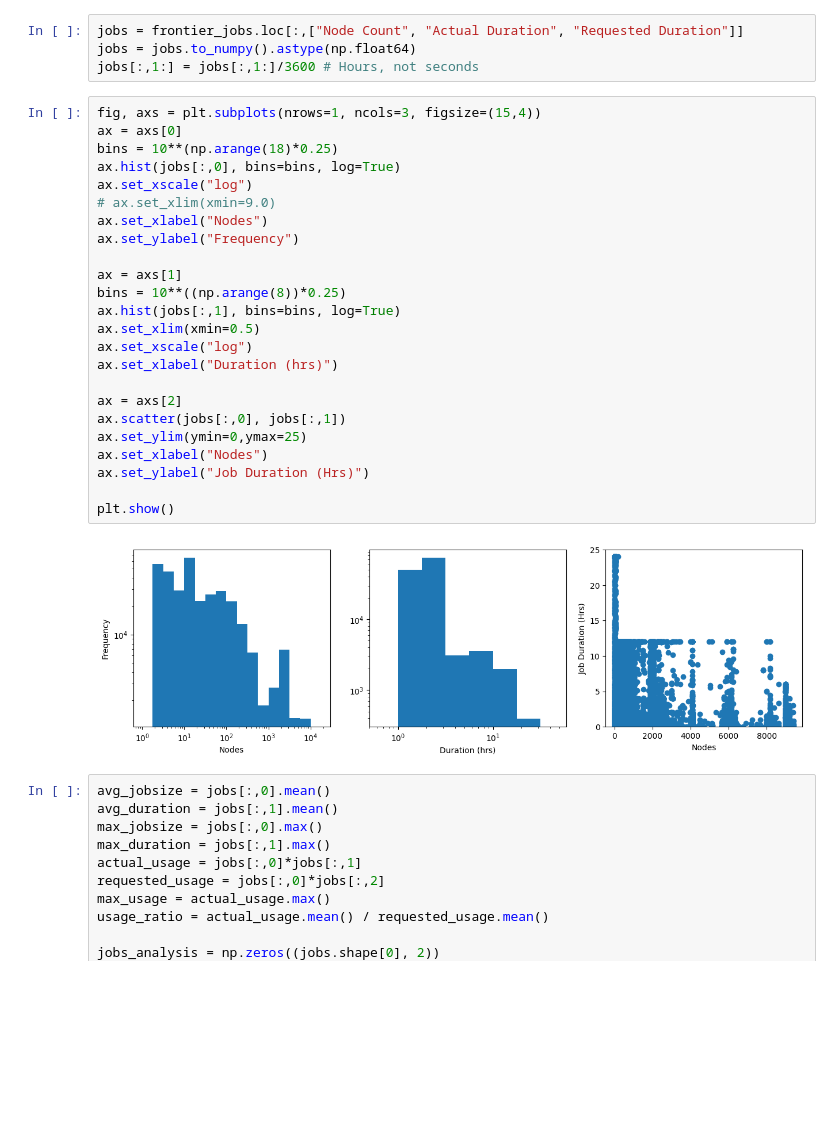
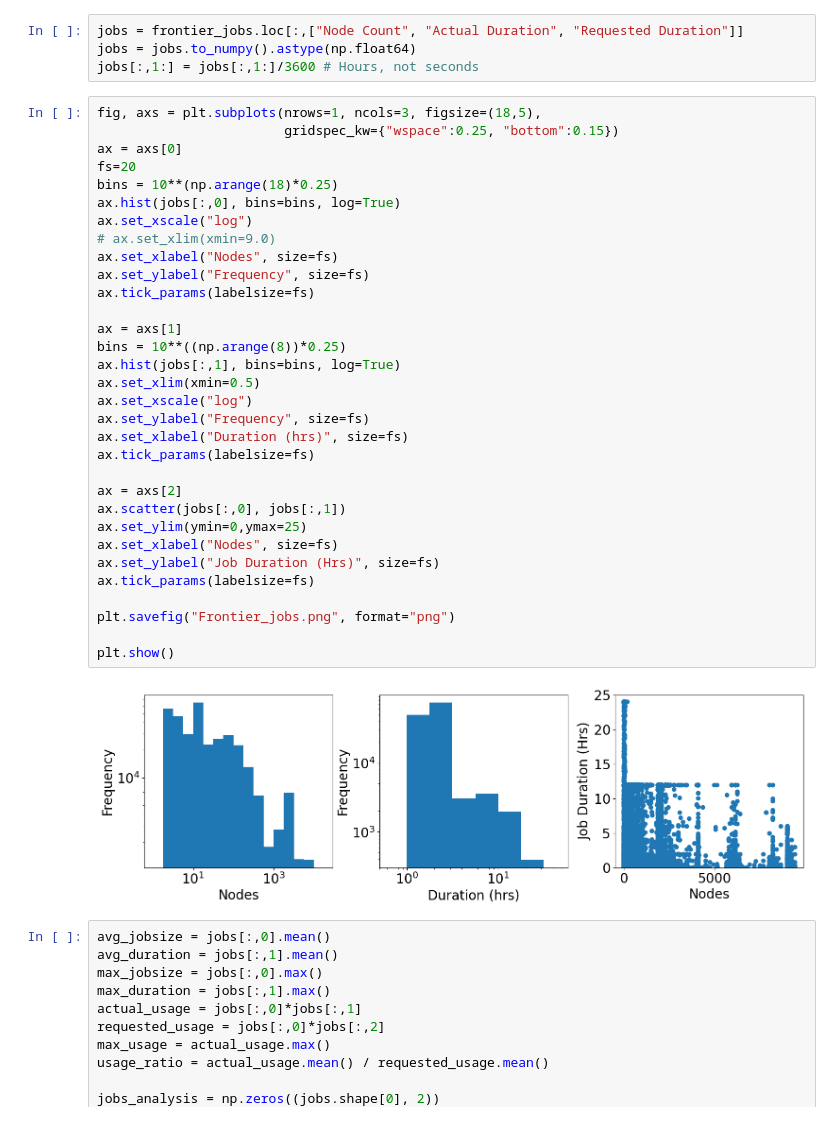
Before and after one commit to CarloGraziani/HPC_Computational_Efficiency, a Jupyter notebook: Machine_Efficiency_Analysis.ipynb, the cells around one changed output. Drawn from its saved outputs; the diff is of its cells as text; blank space fills up the shorter version.

```diff
--- a/Machine_Efficiency_Analysis.ipynb
+++ b/Machine_Efficiency_Analysis.ipynb
@@ -26,31 +26,39 @@ jobs = frontier_jobs.loc[:,["Node Count", "Actual Duration", "Requested Duration
 jobs = jobs.to_numpy().astype(np.float64)
 jobs[:,1:] = jobs[:,1:]/3600 # Hours, not seconds
 # %%
-fig, axs = plt.subplots(nrows=1, ncols=3, figsize=(15,4))
+fig, axs = plt.subplots(nrows=1, ncols=3, figsize=(18,5),
+                        gridspec_kw={"wspace":0.25, "bottom":0.15})
 ax = axs[0]
+fs=20
 bins = 10**(np.arange(18)*0.25)
 ax.hist(jobs[:,0], bins=bins, log=True)
 ax.set_xscale("log")
 # ax.set_xlim(xmin=9.0)
-ax.set_xlabel("Nodes")
-ax.set_ylabel("Frequency")
+ax.set_xlabel("Nodes", size=fs)
+ax.set_ylabel("Frequency", size=fs)
+ax.tick_params(labelsize=fs)
 
 ax = axs[1]
 bins = 10**((np.arange(8))*0.25)
 ax.hist(jobs[:,1], bins=bins, log=True)
 ax.set_xlim(xmin=0.5)
 ax.set_xscale("log")
-ax.set_xlabel("Duration (hrs)")
+ax.set_ylabel("Frequency", size=fs)
+ax.set_xlabel("Duration (hrs)", size=fs)
+ax.tick_params(labelsize=fs)
 
 ax = axs[2]
 ax.scatter(jobs[:,0], jobs[:,1])
 ax.set_ylim(ymin=0,ymax=25)
-ax.set_xlabel("Nodes")
-ax.set_ylabel("Job Duration (Hrs)")
+ax.set_xlabel("Nodes", size=fs)
+ax.set_ylabel("Job Duration (Hrs)", size=fs)
+ax.tick_params(labelsize=fs)
+
+plt.savefig("Frontier_jobs.png", format="png")
 
 plt.show()
 # %% [output]
-[figure, old version]
+[figure, new version]
 # %%
 avg_jobsize = jobs[:,0].mean()
 avg_duration = jobs[:,1].mean()
```
Also changed, not shown: parts of 10 cells of this notebook, 2 other files.
